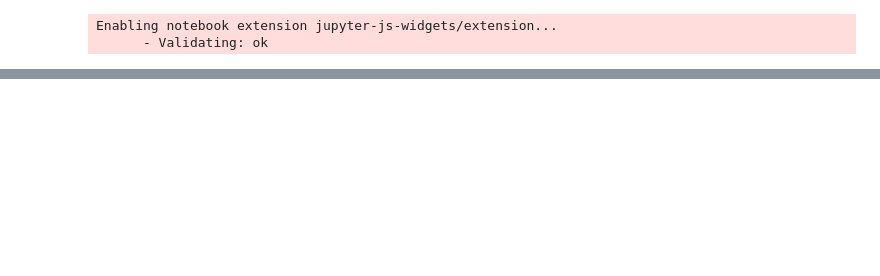
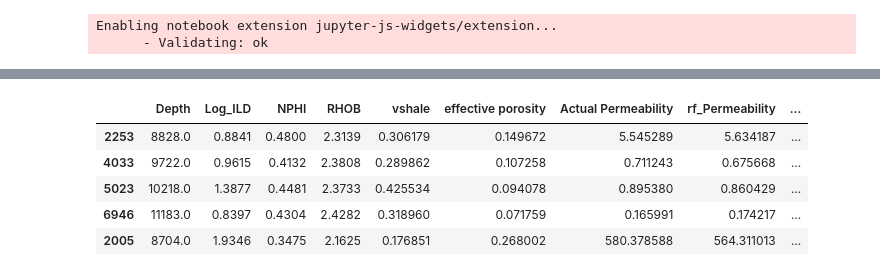
Before and after one commit to Egbetimmy/MSc-Project, a Jupyter notebook: permeability_model.ipynb, the cells around one changed output, grey strips where cells are left out. Drawn from its saved outputs; the diff is of its cells as text; code cells hidden in the pictures; blank space fills up the shorter version.

```diff
--- a/permeability_model.ipynb
+++ b/permeability_model.ipynb
@@ -207,23 +290,30 @@ model_gb = joblib.load('models/gradient_boosting_best_model.pkl')
 # %%
 # Predict y values for x_test
 y_pred_rf = model_rf.predict(X_test)
 y_pred_dt = model_dt.predict(X_test)
 y_pred_gb = model_gb.predict(X_test)
 
 X_test_df = pd.DataFrame(X_test, columns=['Depth', 'Log_ILD', 'NPHI', 'RHOB', 'vshale', 'PHIeff'])
 
 # Create a dataframe with x_test, y_test, and y_predict
 results_df = pd.DataFrame({'Depth': X_test_df['Depth'],
                            'Log_ILD': X_test_df['Log_ILD'],
                            'NPHI': X_test_df['NPHI'],
                            'RHOB': X_test_df['RHOB'],
                            'vshale': X_test_df['vshale'],
                            'effective porosity': X_test_df['PHIeff'],
                            'Actual Permeability': y_test,
                            'rf_Permeability': y_pred_rf,
                            'dt_Permeability': y_pred_dt,
                            'gb_Permeability': y_pred_gb})
 
 # Print the dataframe
-results_df.to_csv('results.csv', index=False)
+results_df.to_csv('results_test.csv', index=False)
 results_df.head()
+# %% [output]
+|  | Depth | Log_ILD | NPHI | RHOB | vshale | effective porosity | Actual Permeability | rf_Permeability | ... |
+| 2253 | 8828.0 | 0.8841 | 0.4800 | 2.3139 | 0.306179 | 0.149672 | 5.545289 | 5.634187 | ... |
+| 4033 | 9722.0 | 0.9615 | 0.4132 | 2.3808 | 0.289862 | 0.107258 | 0.711243 | 0.675668 | ... |
+| 5023 | 10218.0 | 1.3877 | 0.4481 | 2.3733 | 0.425534 | 0.094078 | 0.895380 | 0.860429 | ... |
+| 6946 | 11183.0 | 0.8397 | 0.4304 | 2.4282 | 0.318960 | 0.071759 | 0.165991 | 0.174217 | ... |
+| 2005 | 8704.0 | 1.9346 | 0.3475 | 2.1625 | 0.176851 | 0.268002 | 580.378588 | 564.311013 | ... |
```
Also changed, not shown: parts of 16 cells of this notebook.
